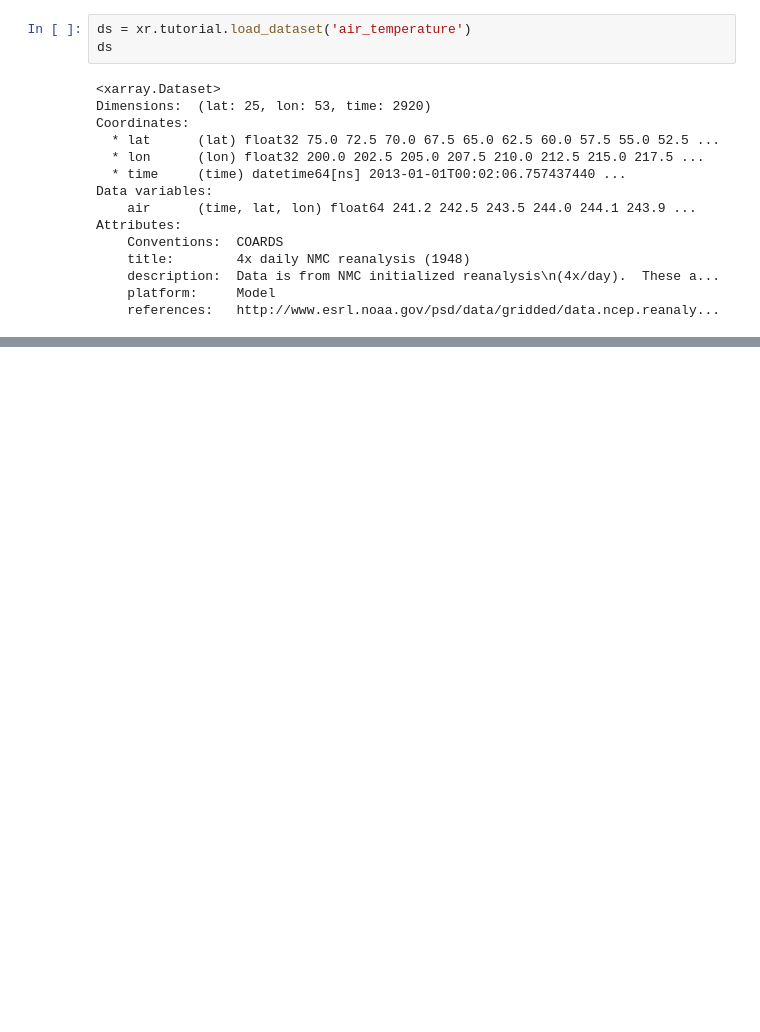
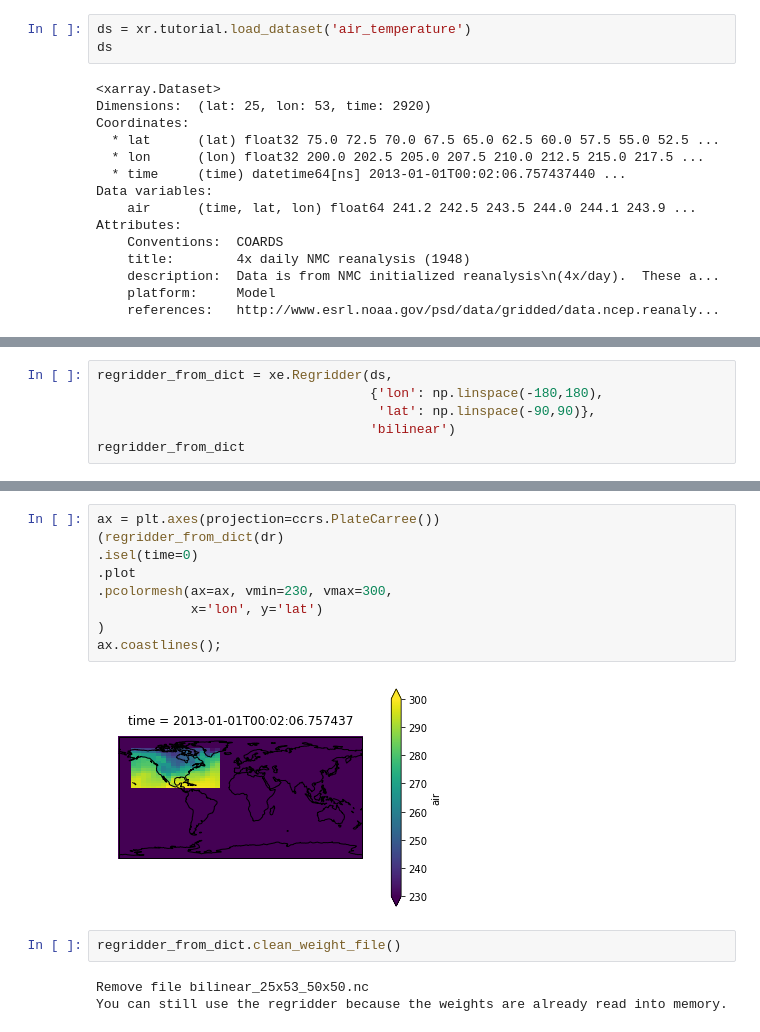
Before and after one commit to JiaweiZhuang/xESMF, a Jupyter notebook: doc/built_in_example.ipynb, the cells around one changed output, grey strips where cells are left out. Drawn from its saved outputs; the diff is of its cells as text; blank space fills up the shorter version.

```diff
--- a/doc/built_in_example.ipynb
+++ b/doc/built_in_example.ipynb
@@ -122,0 +205,6 @@ ax.coastlines();
+# %%
+regridder_from_dict = xe.Regridder(ds,
+                                   {'lon': np.linspace(-180,180),
+                                    'lat': np.linspace(-90,90)},
+                                   'bilinear')
+regridder_from_dict
@@ -122,0 +221,16 @@ ax.coastlines();
+# %%
+ax = plt.axes(projection=ccrs.PlateCarree())
+(regridder_from_dict(dr)
+.isel(time=0)
+.plot
+.pcolormesh(ax=ax, vmin=230, vmax=300,
+            x='lon', y='lat')
+)
+ax.coastlines();
+# %% [output]
+[figure, added]
+# %%
+regridder_from_dict.clean_weight_file()
+# %% [output]
+Remove file bilinear_25x53_50x50.nc
+You can still use the regridder because the weights are already read into memory.
```
Also changed, not shown: parts of 14 cells of this notebook.
